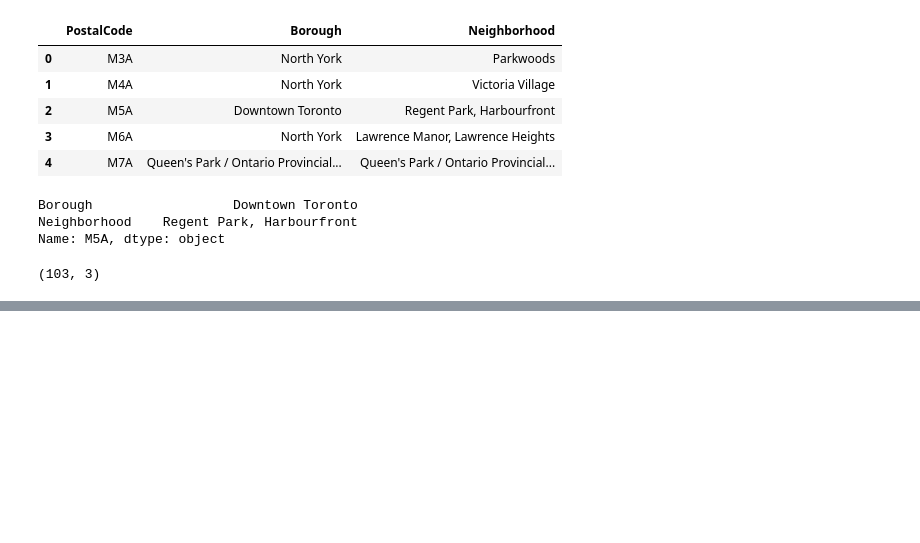
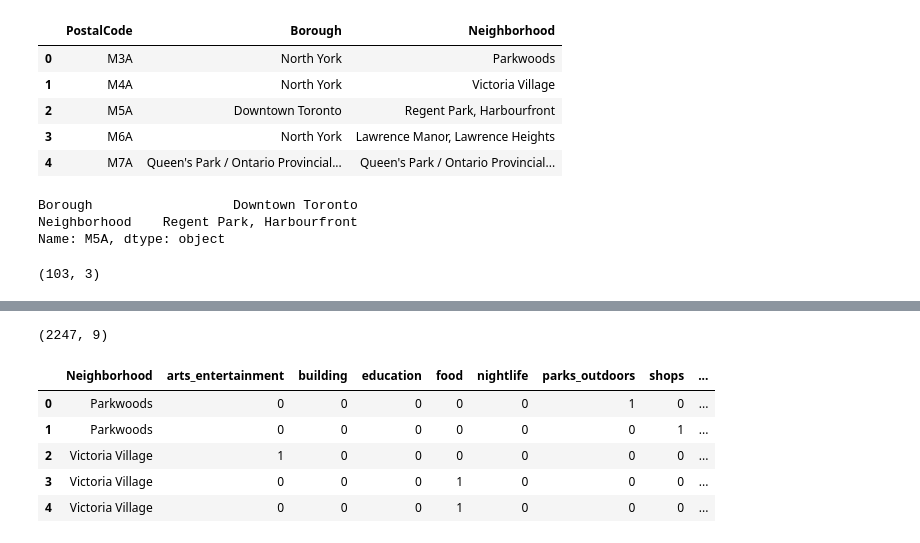
Before and after one commit to YonatanDS-git/Coursera_Capstone, a Jupyter notebook: Canadian Postal Codes.ipynb, the cells around one changed output, grey strips where cells are left out. Saved outputs shown, nothing was run; the diff lists cells and outputs as text; code cells hidden in the pictures; blank space fills up the shorter version.

```diff
--- a/Canadian Postal Codes.ipynb
+++ b/Canadian Postal Codes.ipynb
@@ -75,0 +205,19 @@ df.shape
+# %%
+# one hot encoding
+toronto_onehot = pd.concat(
+    [
+        toronto_venues['Neighborhood'],
+        pd.get_dummies(toronto_venues[['Venue Family']], prefix="", prefix_sep="")
+    ],
+    axis=1
+)
+print(toronto_onehot.shape)
+toronto_onehot.head()
+# %% [output]
+(2247, 9)
+|  | Neighborhood | arts_entertainment | building | education | food | nightlife | parks_outdoors | shops | ... |
+| 0 | Parkwoods | 0 | 0 | 0 | 0 | 0 | 1 | 0 | ... |
+| 1 | Parkwoods | 0 | 0 | 0 | 0 | 0 | 0 | 1 | ... |
+| 2 | Victoria Village | 1 | 0 | 0 | 0 | 0 | 0 | 0 | ... |
+| 3 | Victoria Village | 0 | 0 | 0 | 1 | 0 | 0 | 0 | ... |
+| 4 | Victoria Village | 0 | 0 | 0 | 1 | 0 | 0 | 0 | ... |
```
Also changed, not shown: parts of 47 cells of this notebook, 1 other file.
